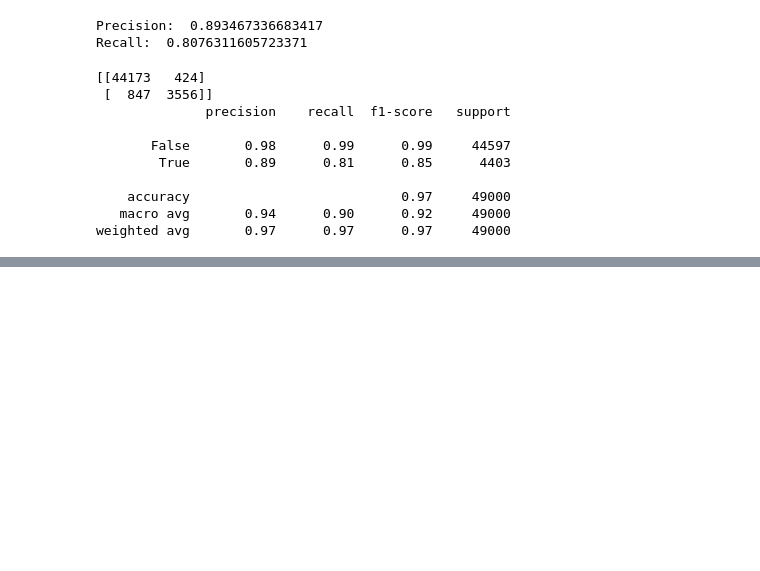
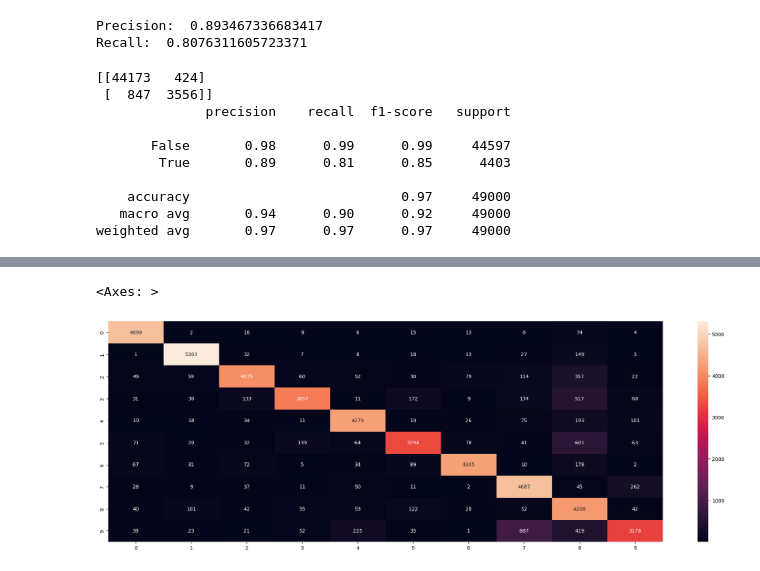
Before and after one commit to josepefg/portfolio_projects, a Jupyter notebook: Desafio_do_MNIST.ipynb, the cells around one changed output, grey strips where cells are left out. Drawn from its saved outputs; the diff is of its cells as text; code cells hidden in the pictures; blank space fills up the shorter version.

```diff
--- a/Desafio_do_MNIST.ipynb
+++ b/Desafio_do_MNIST.ipynb
@@ -104,0 +109,2 @@ weighted avg       0.97      0.97      0.97     49000
+# %%
+sgd_clf.fit(x_train, y_train)
@@ -104,0 +113,6 @@ weighted avg       0.97      0.97      0.97     49000
+# %%
+y_train_pred = cross_val_predict(sgd_clf, x_train, y_train, cv=3)
+# %%
+conf_mx = confusion_matrix(y_train, y_train_pred)
+print(conf_mx)
+print(classification_report(y_train, y_train_pred))
@@ -104,0 +137,6 @@ weighted avg       0.97      0.97      0.97     49000
+# %%
+fig, ax = plt.subplots(figsize=(25, 8))
+sns.heatmap(conf_mx, annot=True, fmt=".0f")
+# %% [output]
+<Axes: >
+[figure, added]
```
Also changed, not shown: parts of 10 cells of this notebook.
